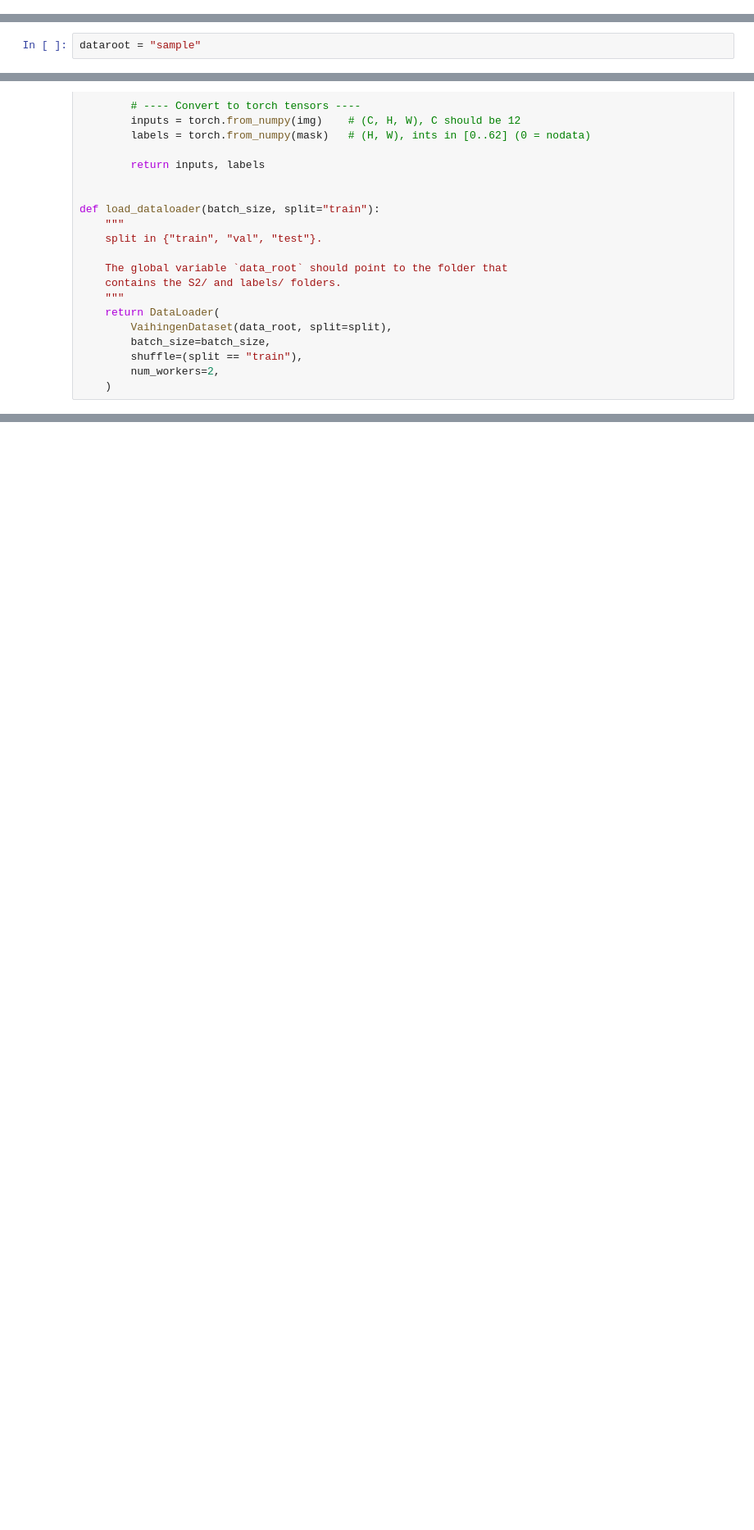
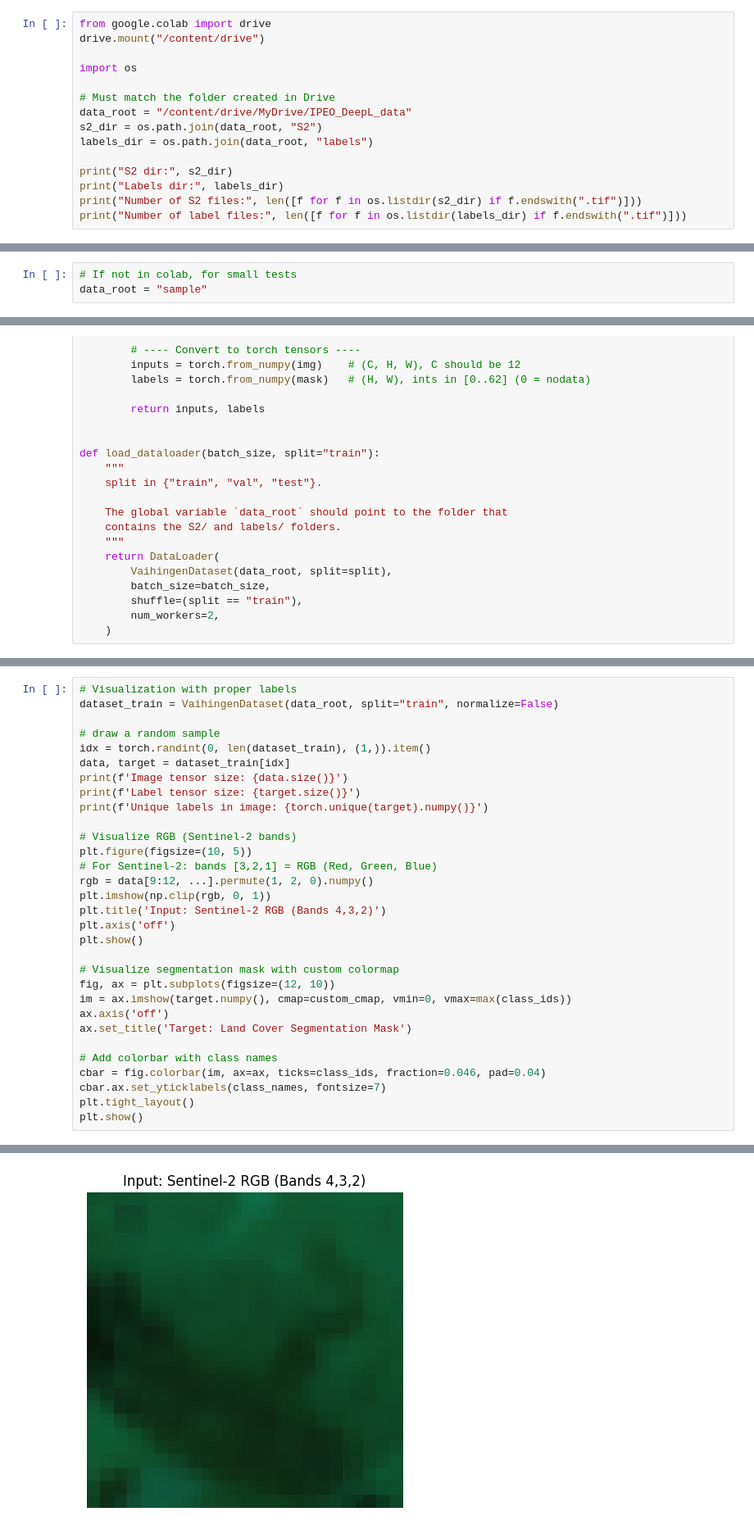
Before and after one commit to Rapsim/IPEO_DeepL_group15, a Jupyter notebook: explo.ipynb, the cells around one changed output, grey strips where cells are left out. Shown at 82% size. Cells and saved outputs as stored; diff of their text form; blank space fills up the shorter version.

```diff
--- a/explo.ipynb
+++ b/explo.ipynb
@@ -5,3 +12,18 @@
+# %%
+from google.colab import drive
+drive.mount("/content/drive")
+
+import os
+
+# Must match the folder created in Drive
+data_root = "/content/drive/MyDrive/IPEO_DeepL_data"
+s2_dir = os.path.join(data_root, "S2")
+labels_dir = os.path.join(data_root, "labels")
+
+print("S2 dir:", s2_dir)
+print("Labels dir:", labels_dir)
+print("Number of S2 files:", len([f for f in os.listdir(s2_dir) if f.endswith(".tif")]))
+print("Number of label files:", len([f for f in os.listdir(labels_dir) if f.endswith(".tif")]))
 # %%
 import os
 import torch
@@ -15,3 +101,4 @@ NUM_CLASSES = 38
 # %%
-dataroot = "sample"
+# If not in colab, for small tests
+data_root = "sample"
 # %% [markdown]
@@ -233,0 +467,32 @@ fig = plt.figure()
+# %%
+# Visualization with proper labels
+dataset_train = VaihingenDataset(data_root, split="train", normalize=False)
+
+# draw a random sample
+idx = torch.randint(0, len(dataset_train), (1,)).item()
+data, target = dataset_train[idx]
+print(f'Image tensor size: {data.size()}')
+print(f'Label tensor size: {target.size()}')
+print(f'Unique labels in image: {torch.unique(target).numpy()}')
+
+# Visualize RGB (Sentinel-2 bands)
+plt.figure(figsize=(10, 5))
+# For Sentinel-2: bands [3,2,1] = RGB (Red, Green, Blue)
+rgb = data[9:12, ...].permute(1, 2, 0).numpy()
+plt.imshow(np.clip(rgb, 0, 1))
+plt.title('Input: Sentinel-2 RGB (Bands 4,3,2)')
+plt.axis('off')
+plt.show()
+
+# Visualize segmentation mask with custom colormap
+fig, ax = plt.subplots(figsize=(12, 10))
+im = ax.imshow(target.numpy(), cmap=custom_cmap, vmin=0, vmax=max(class_ids))
+ax.axis('off')
+ax.set_title('Target: Land Cover Segmentation Mask')
+
+# Add colorbar with class names
+cbar = fig.colorbar(im, ax=ax, ticks=class_ids, fraction=0.046, pad=0.04)
+cbar.ax.set_yticklabels(class_names, fontsize=7)
+plt.tight_layout()
+plt.show()
+# %% [output]
@@ -233,0 +503 @@ fig = plt.figure()
+[figure, added]
```
Also changed, not shown: parts of 15 cells of this notebook, 2 other files.
